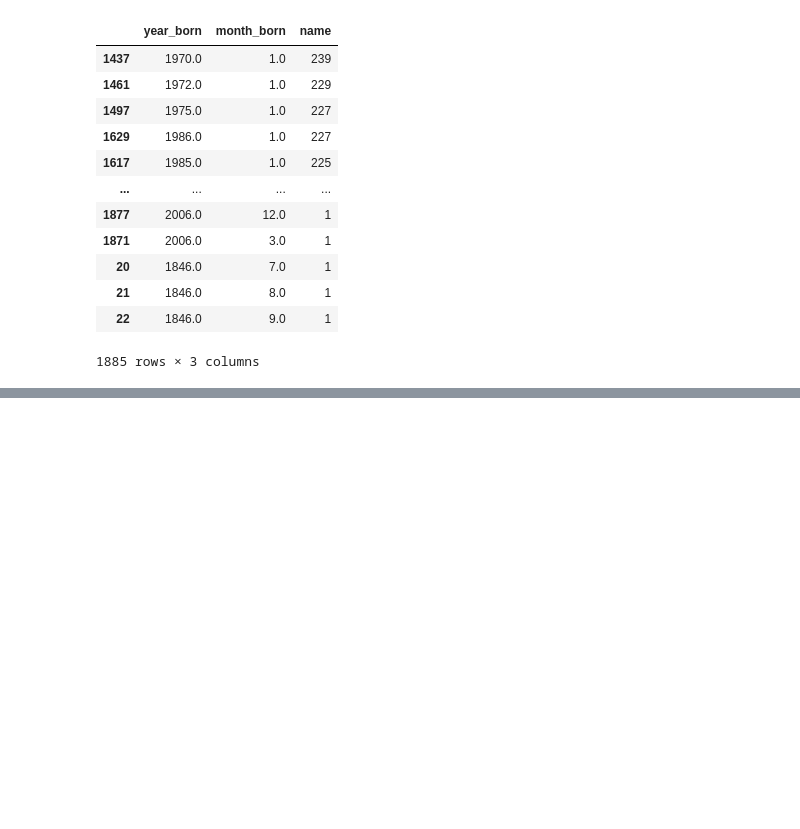
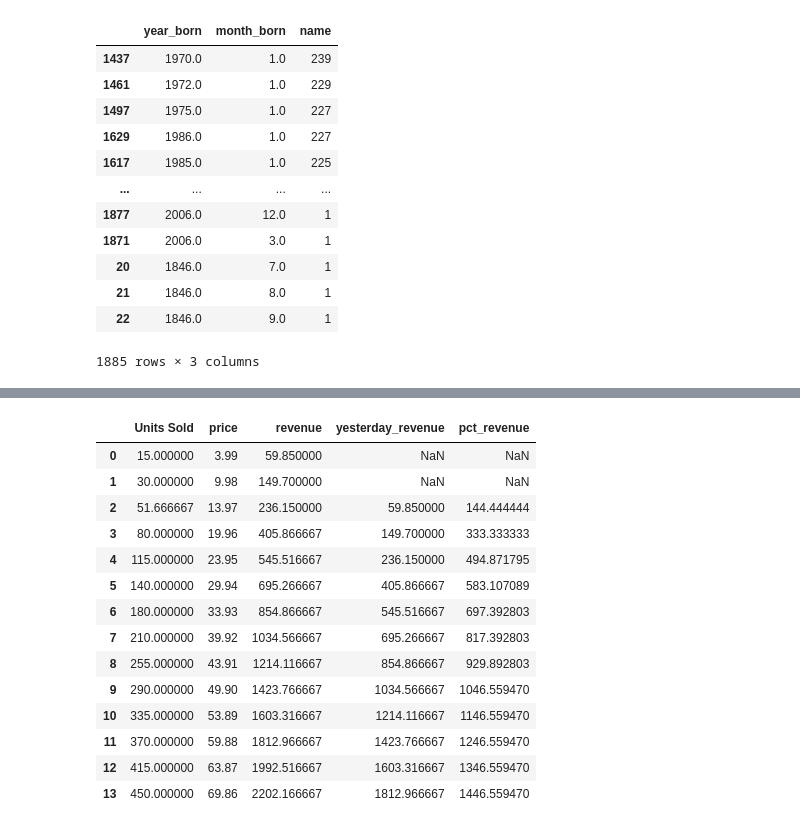
Before and after one commit to krasigarev/Pandas_tutorial, a Jupyter notebook: first_file.ipynb, the cells around one changed output, grey strips where cells are left out. Cells and saved outputs as stored; diff of their text form; code cells hidden in the pictures; blank space fills up the shorter version.

```diff
--- a/first_file.ipynb
+++ b/first_file.ipynb
@@ -1505,0 +1631,18 @@ bios.groupby([bios['year_born'], bios['month_born']])['name'].count().reset_inde
+# %%
+coffee.select_dtypes('float64').cumsum()
+# %% [output]
+|  | Units Sold | price | revenue | yesterday_revenue | pct_revenue |
+| 0 | 15.000000 | 3.99 | 59.850000 | NaN | NaN |
+| 1 | 30.000000 | 9.98 | 149.700000 | NaN | NaN |
+| 2 | 51.666667 | 13.97 | 236.150000 | 59.850000 | 144.444444 |
+| 3 | 80.000000 | 19.96 | 405.866667 | 149.700000 | 333.333333 |
+| 4 | 115.000000 | 23.95 | 545.516667 | 236.150000 | 494.871795 |
+| 5 | 140.000000 | 29.94 | 695.266667 | 405.866667 | 583.107089 |
+| 6 | 180.000000 | 33.93 | 854.866667 | 545.516667 | 697.392803 |
+| 7 | 210.000000 | 39.92 | 1034.566667 | 695.266667 | 817.392803 |
+| 8 | 255.000000 | 43.91 | 1214.116667 | 854.866667 | 929.892803 |
+| 9 | 290.000000 | 49.90 | 1423.766667 | 1034.566667 | 1046.559470 |
+| 10 | 335.000000 | 53.89 | 1603.316667 | 1214.116667 | 1146.559470 |
+| 11 | 370.000000 | 59.88 | 1812.966667 | 1423.766667 | 1246.559470 |
+| 12 | 415.000000 | 63.87 | 1992.516667 | 1603.316667 | 1346.559470 |
+| 13 | 450.000000 | 69.86 | 2202.166667 | 1812.966667 | 1446.559470 |
```
Also changed, not shown: parts of 22 cells of this notebook.
